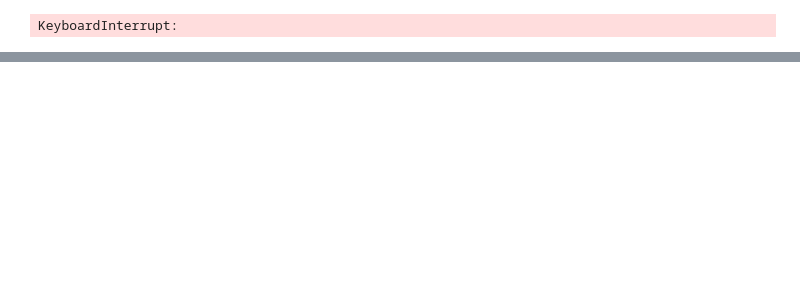
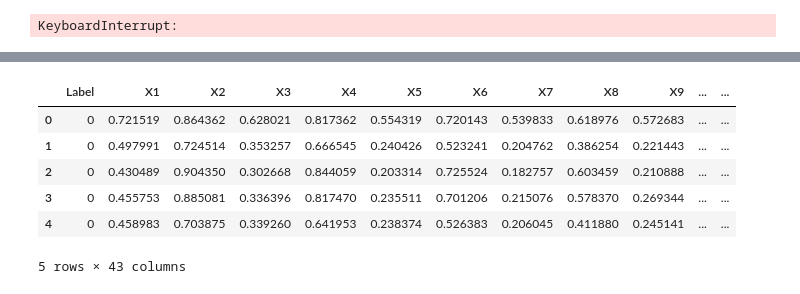
Before and after one commit to Lekiios/SLR, a Jupyter notebook: src/train_alphabet_detection_v2.ipynb, the cells around one changed output, grey strips where cells are left out. Saved outputs shown, nothing was run; the diff lists cells and outputs as text; code cells hidden in the pictures; blank space fills up the shorter version.

```diff
--- a/src/train_alphabet_detection_v2.ipynb
+++ b/src/train_alphabet_detection_v2.ipynb
@@ -150,0 +171,10 @@ KeyboardInterrupt:
+# %%
+train_landmarks_df.head()
+# %% [output]
+|  | Label | X1 | X2 | X3 | X4 | X5 | X6 | X7 | X8 | X9 | ... | ... |
+| 0 | 0 | 0.721519 | 0.864362 | 0.628021 | 0.817362 | 0.554319 | 0.720143 | 0.539833 | 0.618976 | 0.572683 | ... | ... |
+| 1 | 0 | 0.497991 | 0.724514 | 0.353257 | 0.666545 | 0.240426 | 0.523241 | 0.204762 | 0.386254 | 0.221443 | ... | ... |
+| 2 | 0 | 0.430489 | 0.904350 | 0.302668 | 0.844059 | 0.203314 | 0.725524 | 0.182757 | 0.603459 | 0.210888 | ... | ... |
+| 3 | 0 | 0.455753 | 0.885081 | 0.336396 | 0.817470 | 0.235511 | 0.701206 | 0.215076 | 0.578370 | 0.269344 | ... | ... |
+| 4 | 0 | 0.458983 | 0.703875 | 0.339260 | 0.641953 | 0.238374 | 0.526383 | 0.206045 | 0.411880 | 0.245141 | ... | ... |
+5 rows × 43 columns
```
Also changed, not shown: parts of 16 cells of this notebook, 2 other files.
